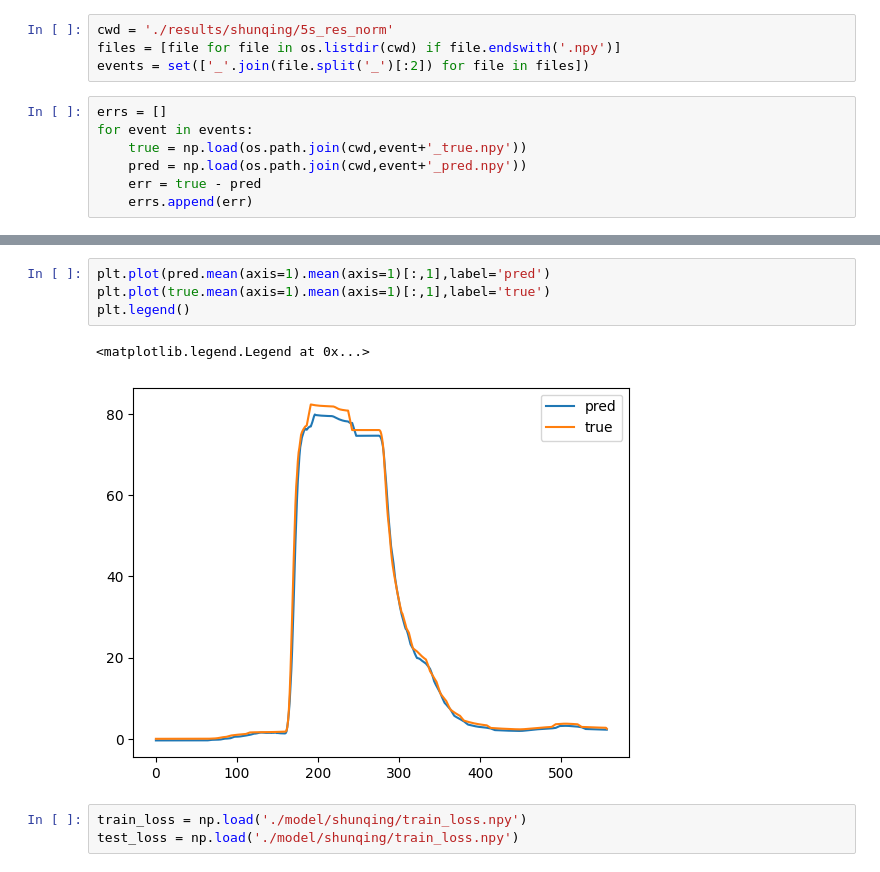
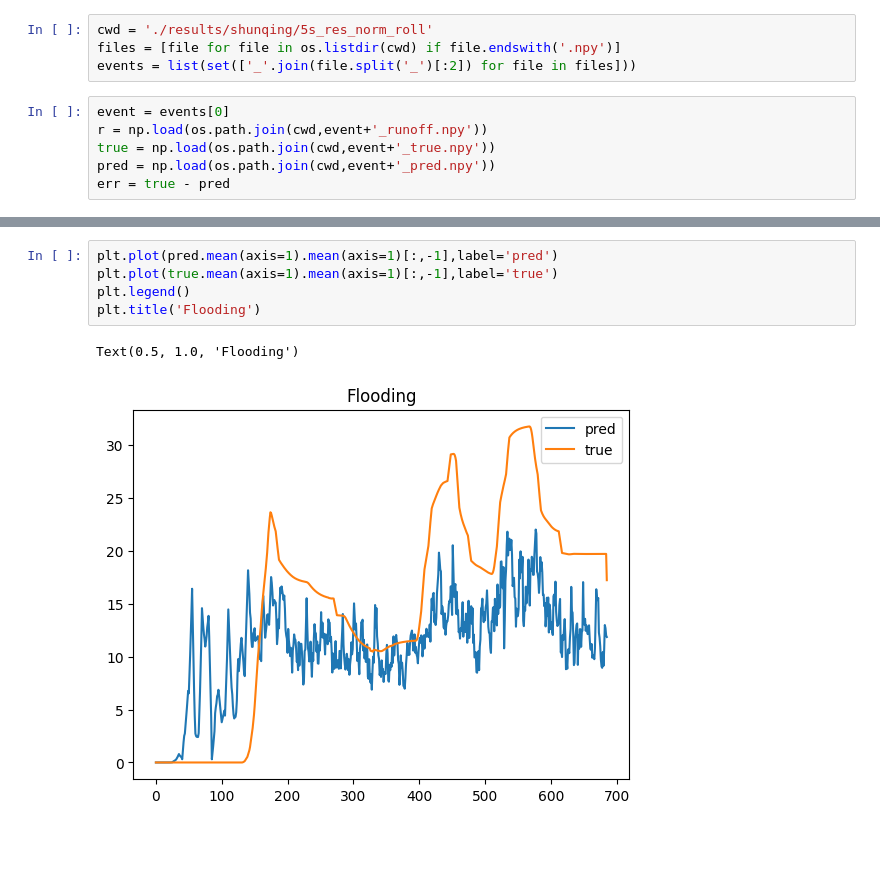
Before and after one commit to Zhiyu014/GNN-UDS, a Jupyter notebook: surrogate/test.ipynb, the cells around one changed output, grey strips where cells are left out. Drawn from its saved outputs; the diff is of its cells as text; blank space fills up the shorter version.

```diff
--- a/surrogate/test.ipynb
+++ b/surrogate/test.ipynb
@@ -4,11 +5,10 @@ import os
 # %%
-cwd = './results/shunqing/5s_res_norm'
+cwd = './results/shunqing/5s_res_norm_roll'
 files = [file for file in os.listdir(cwd) if file.endswith('.npy')]
-events = set(['_'.join(file.split('_')[:2]) for file in files])
+events = list(set(['_'.join(file.split('_')[:2]) for file in files]))
 # %%
-errs = []
-for event in events:
-    true = np.load(os.path.join(cwd,event+'_true.npy'))
-    pred = np.load(os.path.join(cwd,event+'_pred.npy'))
-    err = true - pred
-    errs.append(err)
+event = events[0]
+r = np.load(os.path.join(cwd,event+'_runoff.npy'))
+true = np.load(os.path.join(cwd,event+'_true.npy'))
+pred = np.load(os.path.join(cwd,event+'_pred.npy'))
+err = true - pred
@@ -28,10 +46,8 @@ for i in range(3):
 # %%
-plt.plot(pred.mean(axis=1).mean(axis=1)[:,1],label='pred')
-plt.plot(true.mean(axis=1).mean(axis=1)[:,1],label='true')
+plt.plot(pred.mean(axis=1).mean(axis=1)[:,-1],label='pred')
+plt.plot(true.mean(axis=1).mean(axis=1)[:,-1],label='true')
 plt.legend()
+plt.title('Flooding')
 # %% [output]
-<matplotlib.legend.Legend at 0x...>
+Text(0.5, 1.0, 'Flooding')
-[figure, old version]
+[figure, new version]
-# %%
-train_loss = np.load('./model/shunqing/train_loss.npy')
-test_loss = np.load('./model/shunqing/train_loss.npy')
```
Also changed, not shown: parts of 9 cells of this notebook, 14 other files.
